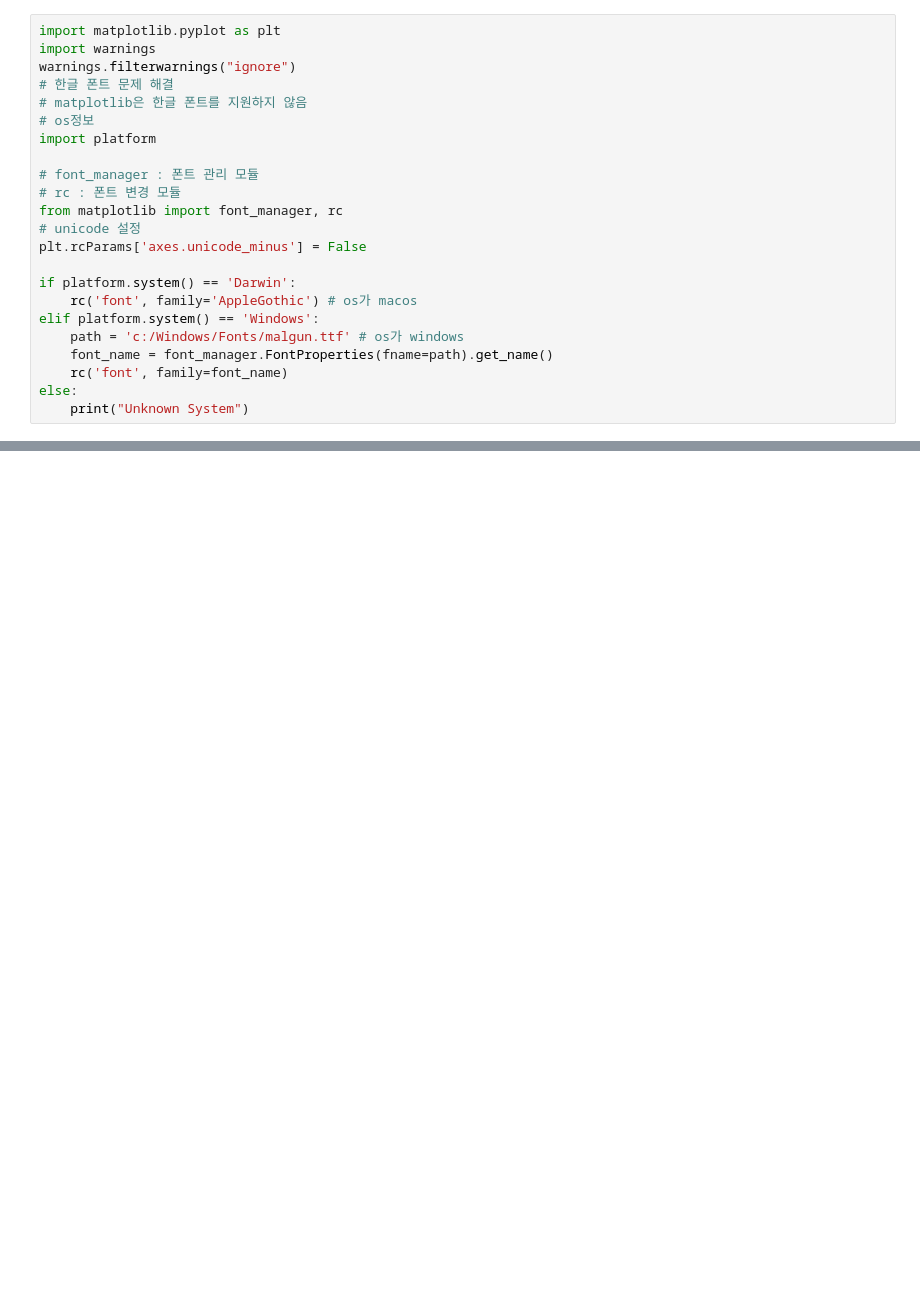
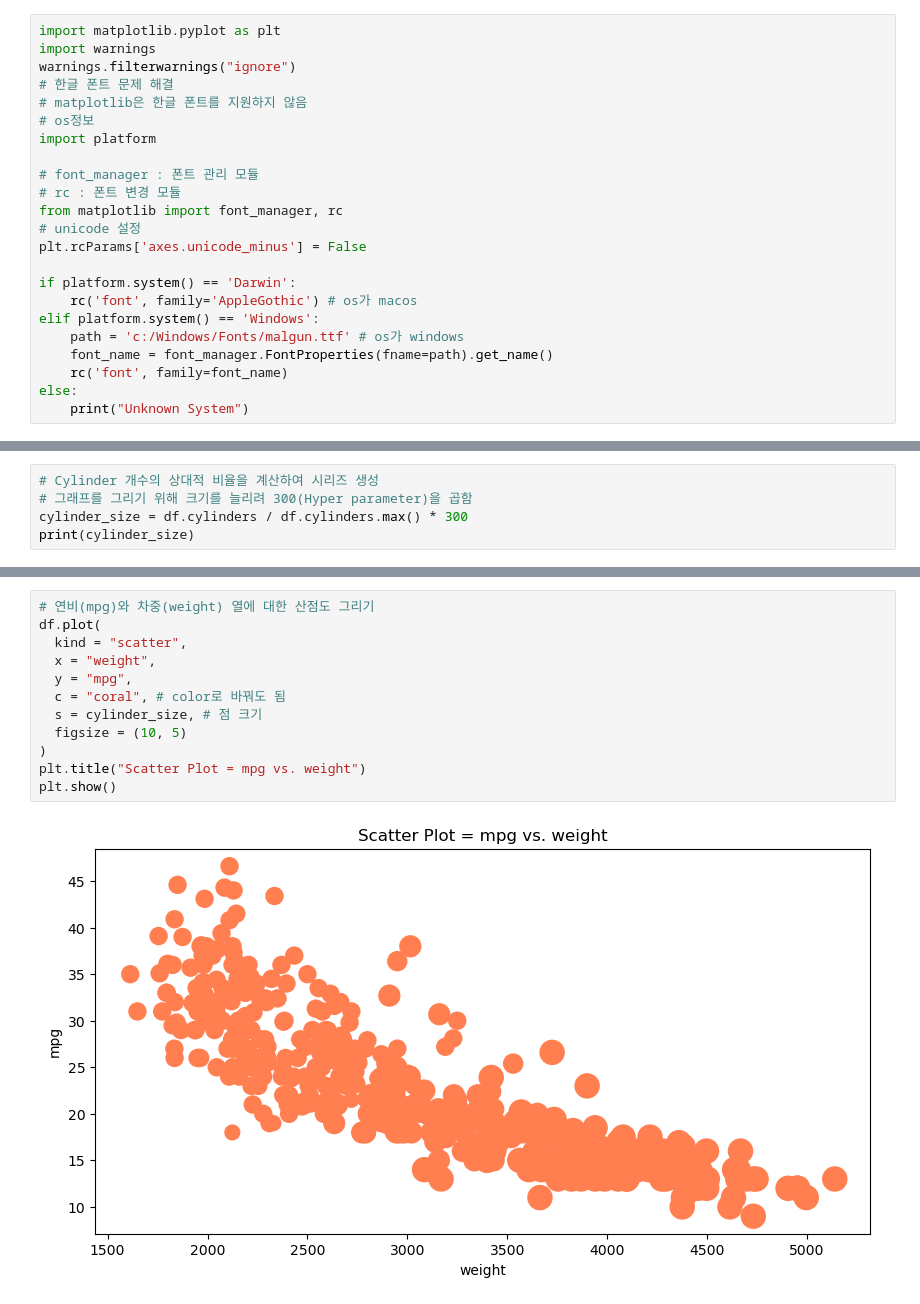
Before and after one commit to HyeogDo/python_study, a Jupyter notebook: Python/3. DataAnalysis/Note/09.시각화도구.ipynb, the cells around one changed output, grey strips where cells are left out. Saved outputs shown, nothing was run; the diff lists cells and outputs as text; blank space fills up the shorter version.

```diff
--- a/Python/3. DataAnalysis/Note/09.시각화도구.ipynb
+++ b/Python/3. DataAnalysis/Note/09.시각화도구.ipynb
@@ -149,0 +217,5 @@ plt.show()
+# %%
+# Cylinder 개수의 상대적 비율을 계산하여 시리즈 생성
+# 그래프를 그리기 위해 크기를 늘리려 300(Hyper parameter)을 곱함
+cylinder_size = df.cylinders / df.cylinders.max() * 300
+print(cylinder_size)
@@ -149,0 +235,14 @@ plt.show()
+# %%
+# 연비(mpg)와 차중(weight) 열에 대한 산점도 그리기
+df.plot(
+  kind = "scatter",
+  x = "weight",
+  y = "mpg",
+  c = "coral", # color로 바꿔도 됨
+  s = cylinder_size, # 점 크기
+  figsize = (10, 5)
+)
+plt.title("Scatter Plot = mpg vs. weight")
+plt.show()
+# %% [output]
+[figure, added]
```
Also changed, not shown: parts of 30 cells of this notebook.
